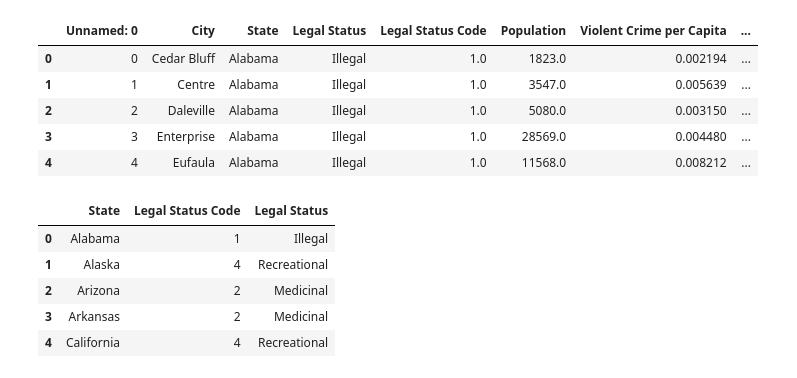
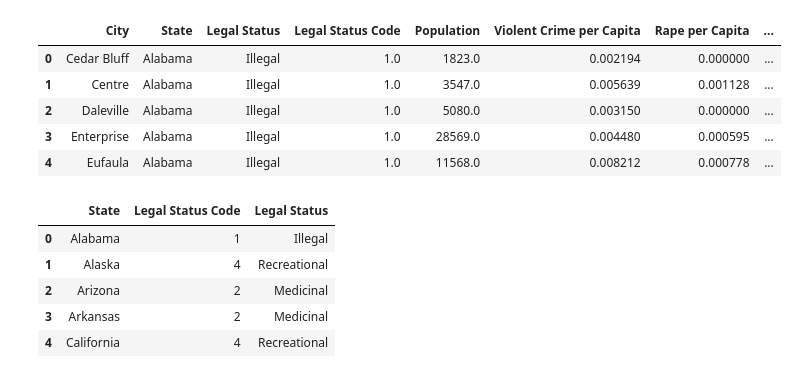
Before and after one commit to NeonOstrich/Crime-and-Cannabis-Legal-Status-Analysis-Team-Project, a Jupyter notebook: Analysis/Data Analysis .ipynb, the cells around one changed output. Drawn from its saved outputs; the diff is of its cells as text; code cells hidden in the pictures.

```diff
--- a/Analysis/Data Analysis .ipynb
+++ b/Analysis/Data Analysis .ipynb
@@ -6,17 +6,17 @@ import numpy as np
 import seaborn as sns
 from scipy.stats import linregress
 # %%
-canna_data = pd.read_csv("../clean_data.csv")
+canna_data = pd.read_csv("../clean_data.csv", index_col=[0])
 canna_data
 canna_data_df = pd.DataFrame(canna_data)
 canna_data_df.head()
 # %% [output]
-|  | Unnamed: 0 | City | State | Legal Status | Legal Status Code | Population | Violent Crime per Capita | ... |
-| 0 | 0 | Cedar Bluff | Alabama | Illegal | 1.0 | 1823.0 | 0.002194 | ... |
-| 1 | 1 | Centre | Alabama | Illegal | 1.0 | 3547.0 | 0.005639 | ... |
-| 2 | 2 | Daleville | Alabama | Illegal | 1.0 | 5080.0 | 0.003150 | ... |
-| 3 | 3 | Enterprise | Alabama | Illegal | 1.0 | 28569.0 | 0.004480 | ... |
-| 4 | 4 | Eufaula | Alabama | Illegal | 1.0 | 11568.0 | 0.008212 | ... |
+|  | City | State | Legal Status | Legal Status Code | Population | Violent Crime per Capita | Rape per Capita | ... |
+| 0 | Cedar Bluff | Alabama | Illegal | 1.0 | 1823.0 | 0.002194 | 0.000000 | ... |
+| 1 | Centre | Alabama | Illegal | 1.0 | 3547.0 | 0.005639 | 0.001128 | ... |
+| 2 | Daleville | Alabama | Illegal | 1.0 | 5080.0 | 0.003150 | 0.000000 | ... |
+| 3 | Enterprise | Alabama | Illegal | 1.0 | 28569.0 | 0.004480 | 0.000595 | ... |
+| 4 | Eufaula | Alabama | Illegal | 1.0 | 11568.0 | 0.008212 | 0.000778 | ... |
 # %%
 # Create a list of dictionaries representing each state and its legal status code
 state_data = [
```
Also changed, not shown: parts of 14 cells of this notebook, 15 other files.
